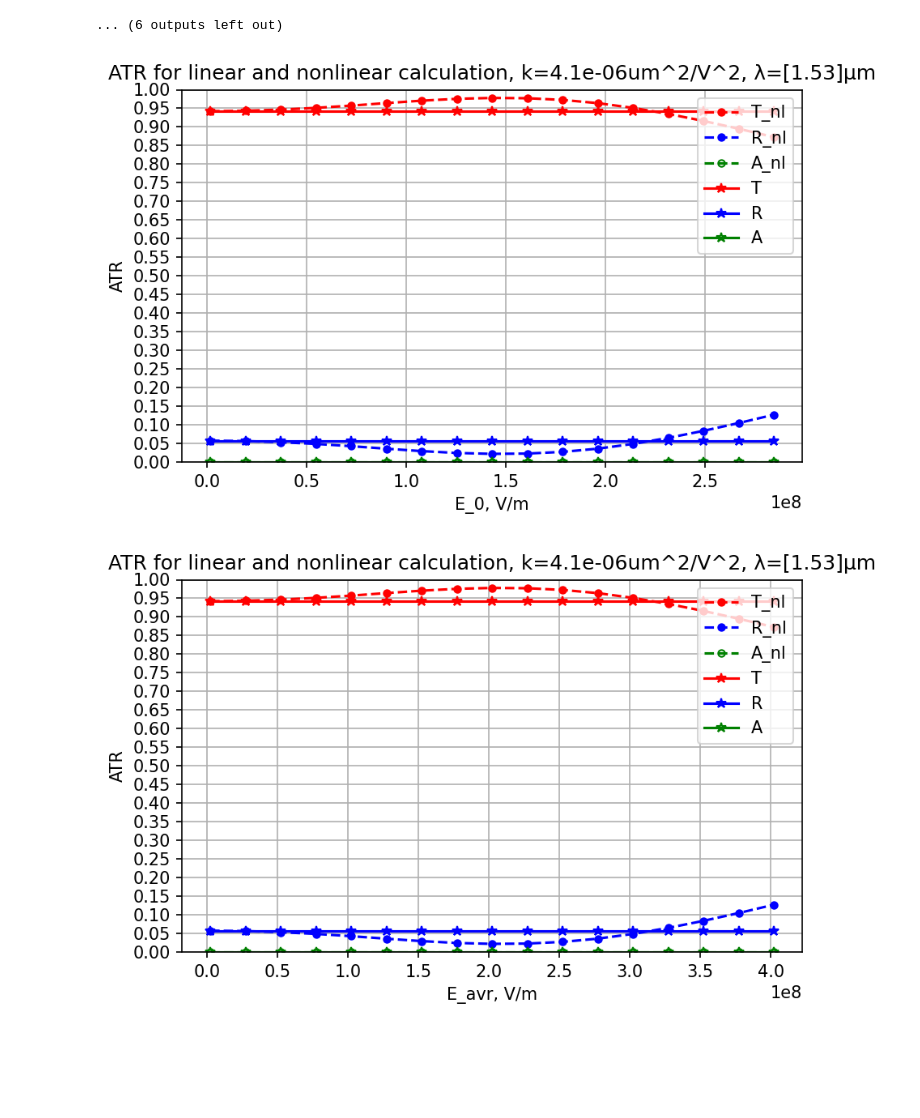
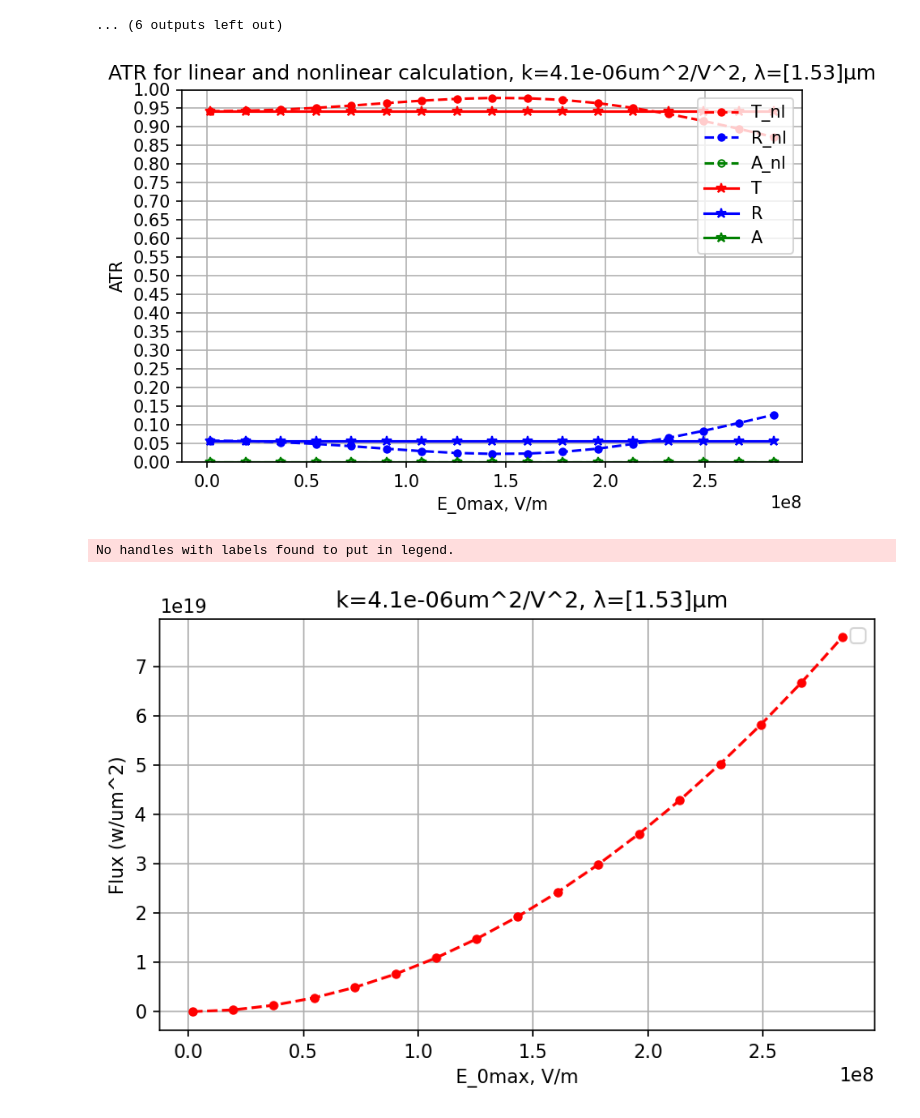
Before and after one commit to Nikolaos-MAtthaiakakis/share, a Jupyter notebook: ATR_nl_par.ipynb, the cells around one changed output. Cells and saved outputs as stored; diff of their text form; code cells hidden in the pictures; blank space fills up the shorter version.

```diff
--- a/ATR_nl_par.ipynb
+++ b/ATR_nl_par.ipynb
@@ -232,7 +232,7 @@ plt.grid(True,which="both",ls="-")
 #plt.xticks([0.2*10**8,0.4*10**8,0.6*10**8,0.8*10**8,1*10**8,1.2*10**8,1.2*10**8,1.4*10**8,1.6*10**8,1.8*10**8,2*10**8,2.2*10**8])
 plt.yticks([-0.05,0,0.05,0.1,0.15,0.2,0.25,0.3,0.35,0.4,0.45,0.5,0.55,0.6,0.65,0.7,0.75,0.8,0.85,0.9,0.95, 1])
 #plt.xlim([0.1*10**8,2.4*10**8])
-plt.xlabel('E_0, V/m')
+plt.xlabel('E_0max, V/m')
 plt.ylabel('ATR')
 plt.legend(loc='upper right')
 #plt.xlim([0.85, 5])
@@ -241,26 +241,19 @@ plt.title('ATR for linear and nonlinear calculation, k='+str(f"{k:03}")+'um^2/V^
 plt.tight_layout()
 np.savetxt('ATR_vs_E0.txt', (E_out,T_nl,R_nl,A_nl), delimiter=',')
 # %% [output]
-[figure, old version]
+[figure, new version]
 # %%
 #         plot ATR
 E_out[j], plt_range, T_nl[j], R_nl[j], A_nl[j], T_l[j], R_l[j], A_l[j]
 plt.figure(dpi=150)
-plt.plot(E_out*np.sqrt(2),T_nl,'ro--',label='T_nl',markersize=4)
-plt.plot(E_out*np.sqrt(2),R_nl,'bo--',label='R_nl',markersize=4)
-plt.plot(E_out*np.sqrt(2),A_nl,'go--',label='A_nl',markersize=4, markerfacecolor='none')
-plt.plot(E_out*np.sqrt(2),T_l,'r*-',label='T')
-plt.plot(E_out*np.sqrt(2),R_l,'b*-',label='R')
-plt.plot(E_out*np.sqrt(2),A_l,'g*-',label='A', markerfacecolor='none')
+plt.plot(E_out,flux_ref*10**12,'ro--',markersize=4)
 plt.grid(True,which="both",ls="-")
-plt.yticks([-0.05,0,0.05,0.1,0.15,0.2,0.25,0.3,0.35,0.4,0.45,0.5,0.55,0.6,0.65,0.7,0.75,0.8,0.85,0.9,0.95, 1])
-plt.xlabel('E_avr, V/m')
-plt.ylabel('ATR')
+plt.xlabel('E_0max, V/m')
+plt.ylabel('Flux (w/um^2)')
 plt.legend(loc='upper right')
 #plt.xlim([0.85, 5])
-plt.ylim([-0, 1])
-plt.title('ATR for linear and nonlinear calculation, k='+str(f"{k:03}")+'um^2/V^2, λ='+str(f"{plt_range}")+'μm')
+plt.title('    k='+str(f"{k:03}")+'um^2/V^2, λ='+str(f"{plt_range}")+'μm')
 plt.tight_layout()
-np.savetxt('ATR_vs_Eav.txt', (E_out*np.sqrt(2),T_nl,R_nl,A_nl), delimiter=',')
 # %% [output]
+No handles with labels found to put in legend.
-[figure, old version]
+[figure, new version]
```
Also changed, not shown: parts of 1 cell of this notebook.
